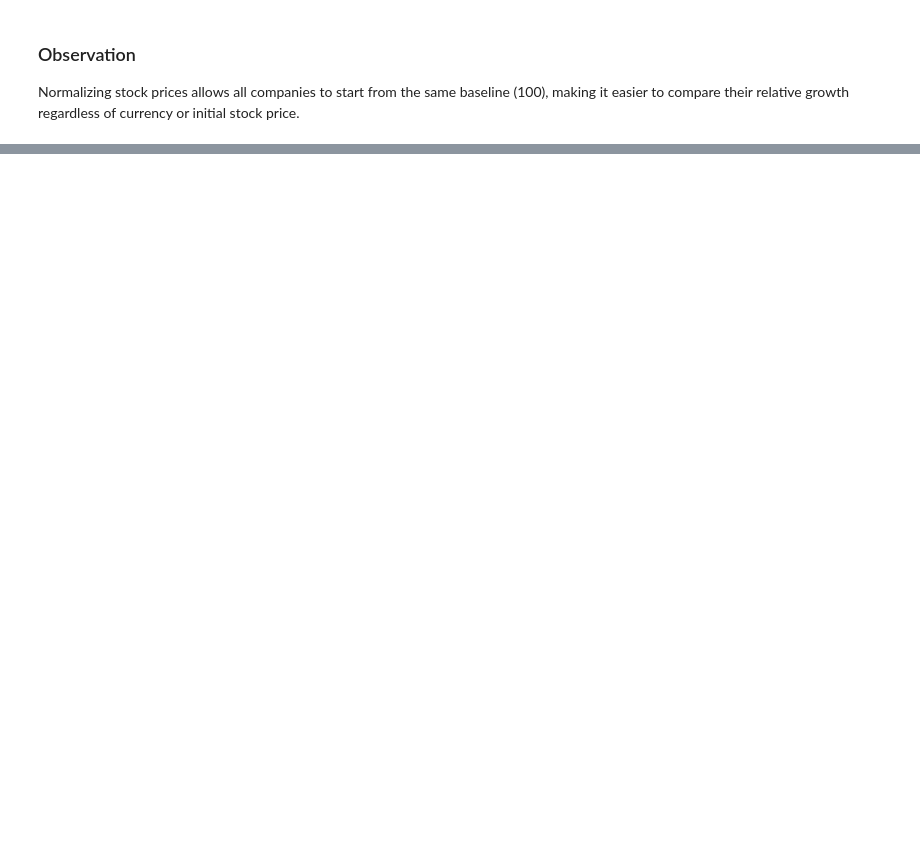
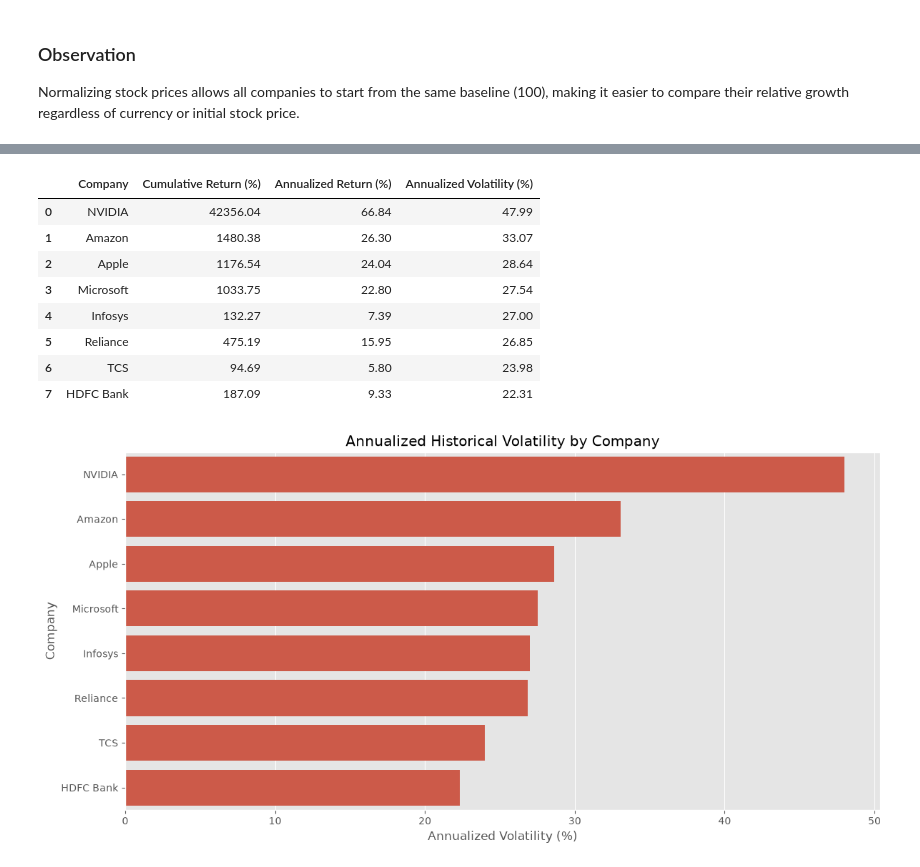
Before and after one commit to Prins-Satapara/StockVision, a Jupyter notebook: notebooks/04_Comparative_Analysis.ipynb, the cells around one changed output, grey strips where cells are left out. Cells and saved outputs as stored; diff of their text form; code cells hidden in the pictures; blank space fills up the shorter version.

```diff
--- a/notebooks/04_Comparative_Analysis.ipynb
+++ b/notebooks/04_Comparative_Analysis.ipynb
@@ -116,0 +175,59 @@ Normalizing stock prices allows all companies to start from the same baseline (1
+# %%
+risk_metrics = []
+
+for company, df in stock_data.items():
+    df = df.sort_values("Date").dropna(subset=["Close"]).copy()
+    df["Daily_Return"] = df["Close"].pct_change()
+    daily_returns = df["Daily_Return"].dropna()
+
+    if daily_returns.empty:
+        continue
+
+    first_close = df["Close"].iloc[0]
+    last_close = df["Close"].iloc[-1]
+    elapsed_days = (df["Date"].iloc[-1] - df["Date"].iloc[0]).days
+    elapsed_years = elapsed_days / 365.25
+
+    cumulative_return = ((last_close / first_close) - 1) * 100
+    annualized_return = (
+        ((last_close / first_close) ** (1 / elapsed_years) - 1) * 100
+        if elapsed_years > 0 and first_close > 0 and last_close > 0
+        else float("nan")
+    )
+    annualized_volatility = daily_returns.std() * (252 ** 0.5) * 100
+
+    risk_metrics.append({
+        "Company": company,
+        "Cumulative Return (%)": cumulative_return,
+        "Annualized Return (%)": annualized_return,
+        "Annualized Volatility (%)": annualized_volatility
+    })
+
+risk_metrics_df = pd.DataFrame(risk_metrics).sort_values(
+    "Annualized Volatility (%)", ascending=False
+).reset_index(drop=True)
+
+display(risk_metrics_df.round(2))
+
+plt.figure(figsize=(12, 6))
+sns.barplot(
+    data=risk_metrics_df,
+    x="Annualized Volatility (%)",
+    y="Company"
+)
+plt.title("Annualized Historical Volatility by Company")
+plt.xlabel("Annualized Volatility (%)")
+plt.ylabel("Company")
+plt.tight_layout()
+plt.show()
+# %% [output]
+|  | Company | Cumulative Return (%) | Annualized Return (%) | Annualized Volatility (%) |
+| 0 | NVIDIA | 42356.04 | 66.84 | 47.99 |
+| 1 | Amazon | 1480.38 | 26.30 | 33.07 |
+| 2 | Apple | 1176.54 | 24.04 | 28.64 |
+| 3 | Microsoft | 1033.75 | 22.80 | 27.54 |
+| 4 | Infosys | 132.27 | 7.39 | 27.00 |
+| 5 | Reliance | 475.19 | 15.95 | 26.85 |
+| 6 | TCS | 94.69 | 5.80 | 23.98 |
+| 7 | HDFC Bank | 187.09 | 9.33 | 22.31 |
+[figure, added]
```
Also changed, not shown: parts of 11 cells of this notebook, 27 other files.
